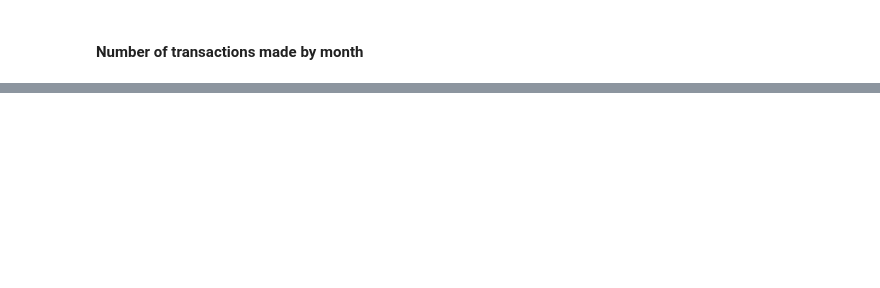
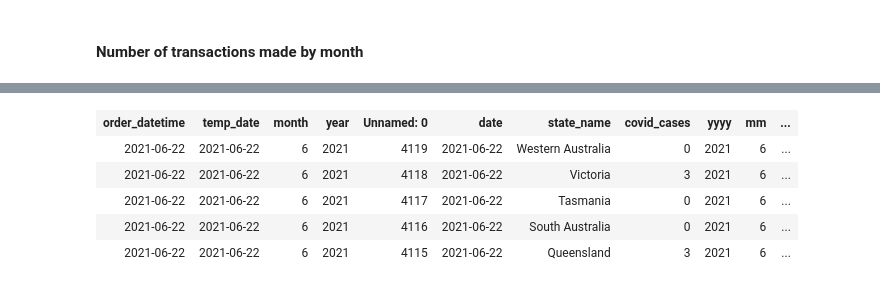
Before and after one commit to MAST30034-Applied-Data-Science/generic-buy-now-pay-later-project-group-10-bnpl, a Jupyter notebook: notebooks/Part3.ipynb, the cells around one changed output, grey strips where cells are left out. Cells and saved outputs as stored; diff of their text form; code cells hidden in the pictures; blank space fills up the shorter version.

Commit message:
added covid visualisation plots

```diff
--- a/notebooks/Part3.ipynb
+++ b/notebooks/Part3.ipynb
@@ -120,0 +127,26 @@ datepd_groupby.plot(x = "order_datetime")
+# %%
+#Inner join:
+
+covid_transaction_data.createOrReplaceTempView("temp")
+
+covid_case_sdf.createOrReplaceTempView("temp2")
+
+covid_plot_data = spark.sql("""
+
+SELECT *
+FROM temp
+
+
+INNER JOIN temp2
+
+ON temp.temp_date = temp2.date
+""")
+# %%
+covid_plot_data.limit(5)
+# %% [output]
+| order_datetime | temp_date | month | year | Unnamed: 0 | date | state_name | covid_cases | yyyy | mm | ... |
+| 2021-06-22 | 2021-06-22 | 6 | 2021 | 4119 | 2021-06-22 | Western Australia | 0 | 2021 | 6 | ... |
+| 2021-06-22 | 2021-06-22 | 6 | 2021 | 4118 | 2021-06-22 | Victoria | 3 | 2021 | 6 | ... |
+| 2021-06-22 | 2021-06-22 | 6 | 2021 | 4117 | 2021-06-22 | Tasmania | 0 | 2021 | 6 | ... |
+| 2021-06-22 | 2021-06-22 | 6 | 2021 | 4116 | 2021-06-22 | South Australia | 0 | 2021 | 6 | ... |
+| 2021-06-22 | 2021-06-22 | 6 | 2021 | 4115 | 2021-06-22 | Queensland | 3 | 2021 | 6 | ... |
```
Also changed, not shown: parts of 28 cells of this notebook, 33 other files.
